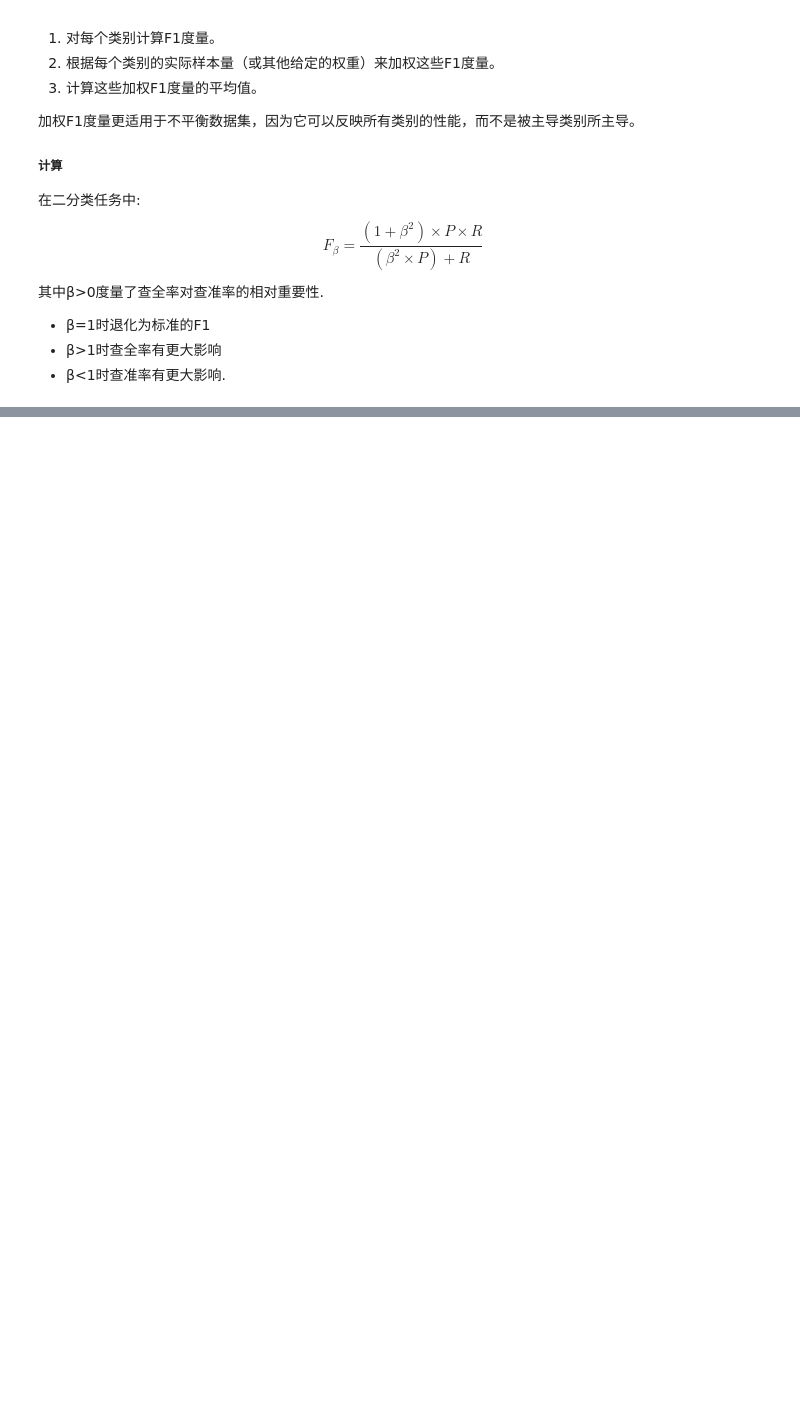
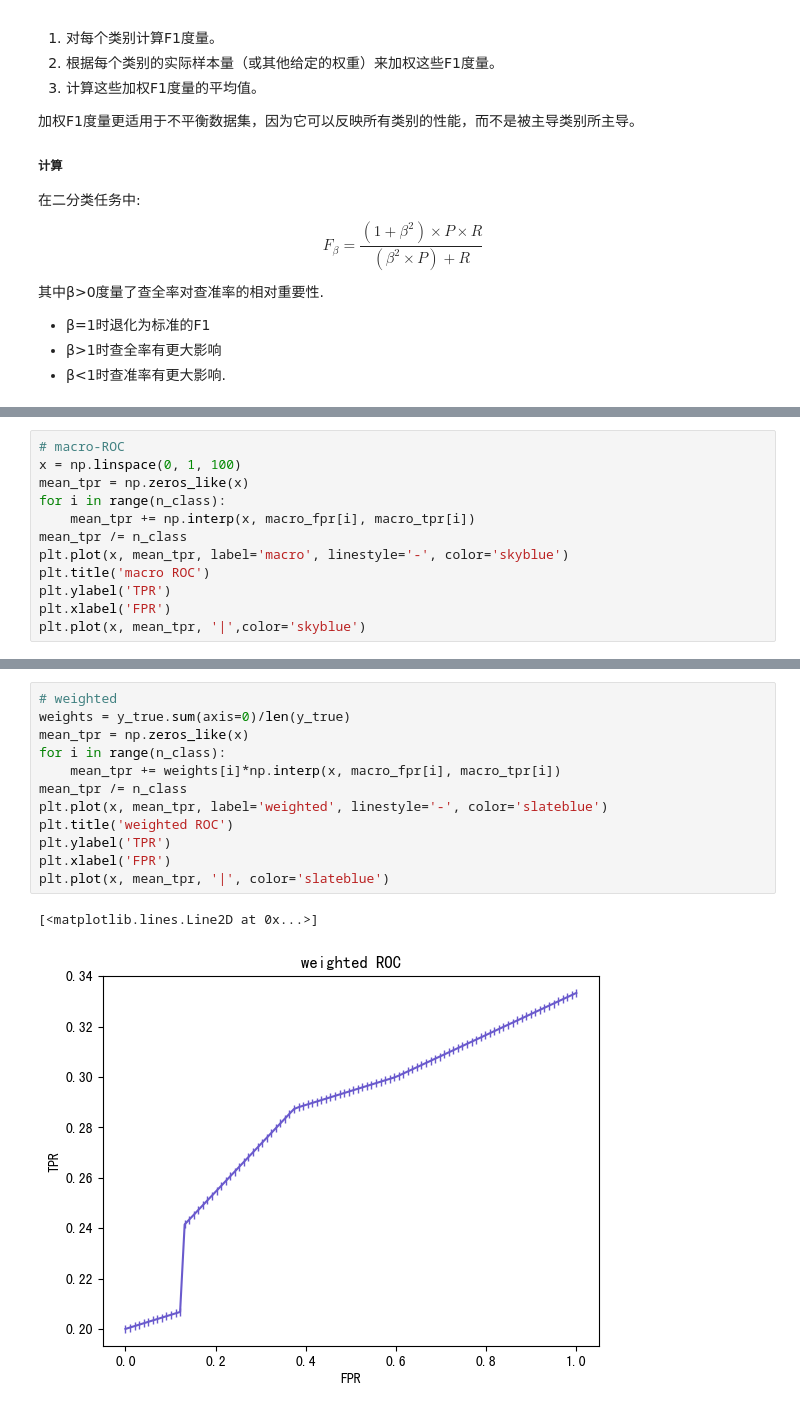
Before and after one commit to 0zero000zero0/python, a Jupyter notebook: machine learning.ipynb, the cells around one changed output, grey strips where cells are left out. Drawn from its saved outputs; the diff is of its cells as text; blank space fills up the shorter version.

```diff
--- a/machine learning.ipynb
+++ b/machine learning.ipynb
@@ -397,0 +489,12 @@ $$
+# %%
+# macro-ROC
+x = np.linspace(0, 1, 100)
+mean_tpr = np.zeros_like(x)
+for i in range(n_class):
+    mean_tpr += np.interp(x, macro_fpr[i], macro_tpr[i])
+mean_tpr /= n_class
+plt.plot(x, mean_tpr, label='macro', linestyle='-', color='skyblue')
+plt.title('macro ROC')
+plt.ylabel('TPR')
+plt.xlabel('FPR')
+plt.plot(x, mean_tpr, '|',color='skyblue')
@@ -397,0 +522,15 @@ $$
+# %%
+# weighted
+weights = y_true.sum(axis=0)/len(y_true)
+mean_tpr = np.zeros_like(x)
+for i in range(n_class):
+    mean_tpr += weights[i]*np.interp(x, macro_fpr[i], macro_tpr[i])
+mean_tpr /= n_class
+plt.plot(x, mean_tpr, label='weighted', linestyle='-', color='slateblue')
+plt.title('weighted ROC')
+plt.ylabel('TPR')
+plt.xlabel('FPR')
+plt.plot(x, mean_tpr, '|', color='slateblue')
+# %% [output]
+[<matplotlib.lines.Line2D at 0x...>]
+[figure, added]
```
Also changed, not shown: parts of 15 cells of this notebook.
